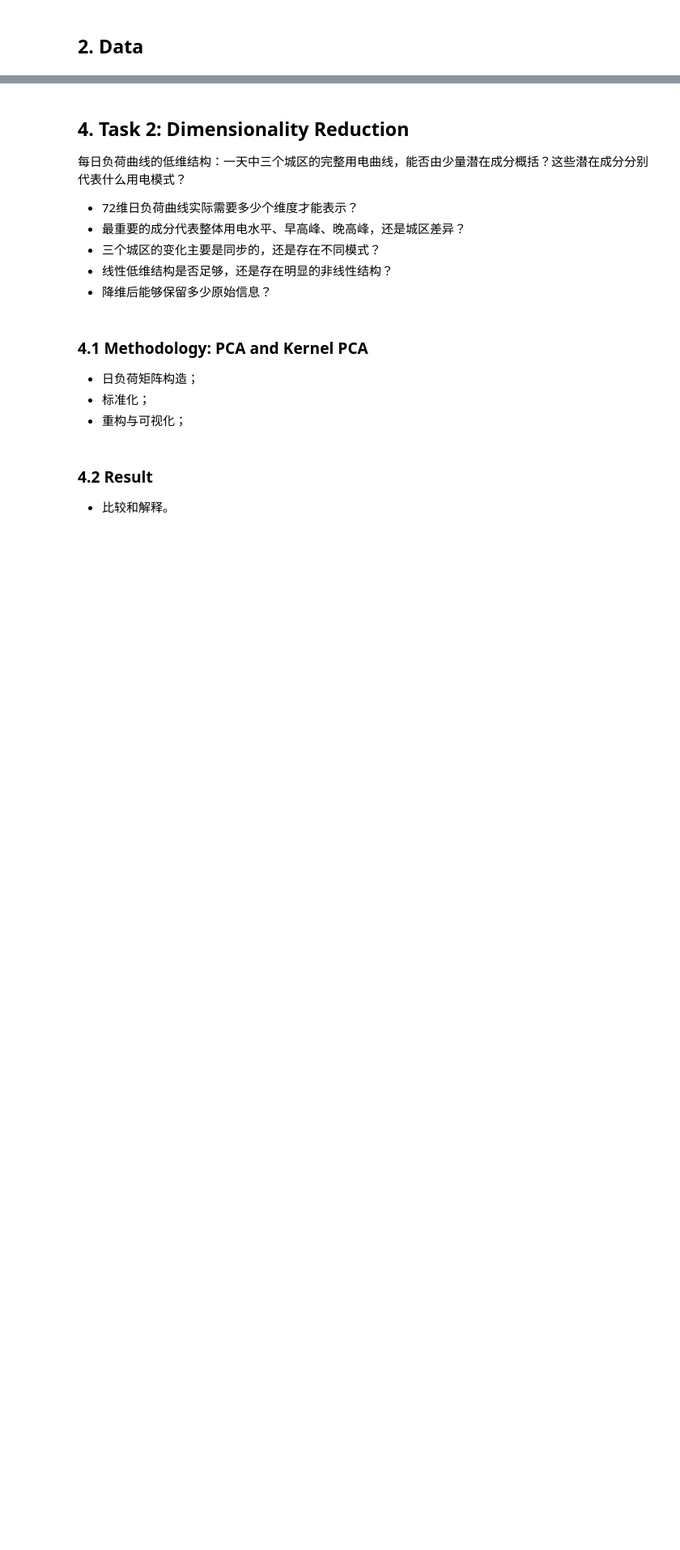
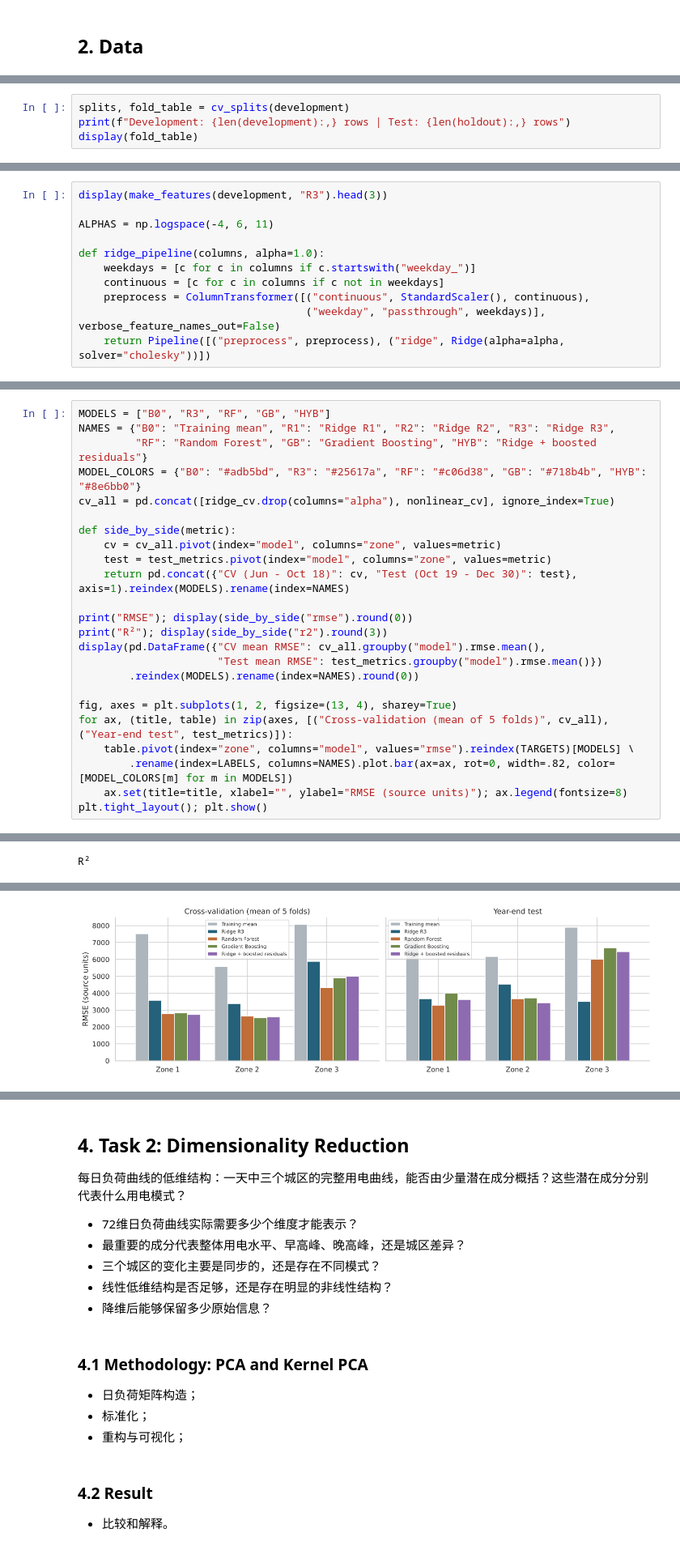
Before and after one commit to DSA5102-Final-Project-Group-8/Tetuan-City-Power-Consumption, a Jupyter notebook: DSA5102_Final_Project_Group8.ipynb, the cells around one changed output, grey strips where cells are left out. Shown at 81% size. Cells and saved outputs as stored; diff of their text form; blank space fills up the shorter version.

```diff
--- a/DSA5102_Final_Project_Group8.ipynb
+++ b/DSA5102_Final_Project_Group8.ipynb
@@ -80,0 +372,4 @@ import seaborn as sns
+# %%
+splits, fold_table = cv_splits(development)
+print(f"Development: {len(development):,} rows | Test: {len(holdout):,} rows")
+display(fold_table)
@@ -80,0 +418,11 @@ import seaborn as sns
+# %%
+display(make_features(development, "R3").head(3))
+
+ALPHAS = np.logspace(-4, 6, 11)
+
+def ridge_pipeline(columns, alpha=1.0):
+    weekdays = [c for c in columns if c.startswith("weekday_")]
+    continuous = [c for c in columns if c not in weekdays]
+    preprocess = ColumnTransformer([("continuous", StandardScaler(), continuous),
+                                    ("weekday", "passthrough", weekdays)], verbose_feature_names_out=False)
+    return Pipeline([("preprocess", preprocess), ("ridge", Ridge(alpha=alpha, solver="cholesky"))])
@@ -80,0 +661,25 @@ import seaborn as sns
+# %%
+MODELS = ["B0", "R3", "RF", "GB", "HYB"]
+NAMES = {"B0": "Training mean", "R1": "Ridge R1", "R2": "Ridge R2", "R3": "Ridge R3",
+         "RF": "Random Forest", "GB": "Gradient Boosting", "HYB": "Ridge + boosted residuals"}
+MODEL_COLORS = {"B0": "#adb5bd", "R3": "#25617a", "RF": "#c06d38", "GB": "#718b4b", "HYB": "#8e6bb0"}
+cv_all = pd.concat([ridge_cv.drop(columns="alpha"), nonlinear_cv], ignore_index=True)
+
+def side_by_side(metric):
+    cv = cv_all.pivot(index="model", columns="zone", values=metric)
+    test = test_metrics.pivot(index="model", columns="zone", values=metric)
+    return pd.concat({"CV (Jun - Oct 18)": cv, "Test (Oct 19 - Dec 30)": test}, axis=1).reindex(MODELS).rename(index=NAMES)
+
+print("RMSE"); display(side_by_side("rmse").round(0))
+print("R²"); display(side_by_side("r2").round(3))
+display(pd.DataFrame({"CV mean RMSE": cv_all.groupby("model").rmse.mean(),
+                      "Test mean RMSE": test_metrics.groupby("model").rmse.mean()})
+        .reindex(MODELS).rename(index=NAMES).round(0))
+
+fig, axes = plt.subplots(1, 2, figsize=(13, 4), sharey=True)
+for ax, (title, table) in zip(axes, [("Cross-validation (mean of 5 folds)", cv_all), ("Year-end test", test_metrics)]):
+    table.pivot(index="zone", columns="model", values="rmse").reindex(TARGETS)[MODELS] \
+        .rename(index=LABELS, columns=NAMES).plot.bar(ax=ax, rot=0, width=.82, color=[MODEL_COLORS[m] for m in MODELS])
+    ax.set(title=title, xlabel="", ylabel="RMSE (source units)"); ax.legend(fontsize=8)
+plt.tight_layout(); plt.show()
+# %% [output]
@@ -80,0 +695 @@ import seaborn as sns
+R²
@@ -80,0 +711 @@ import seaborn as sns
+[figure, added]
```
Also changed, not shown: parts of 61 cells of this notebook, 7 other files.
